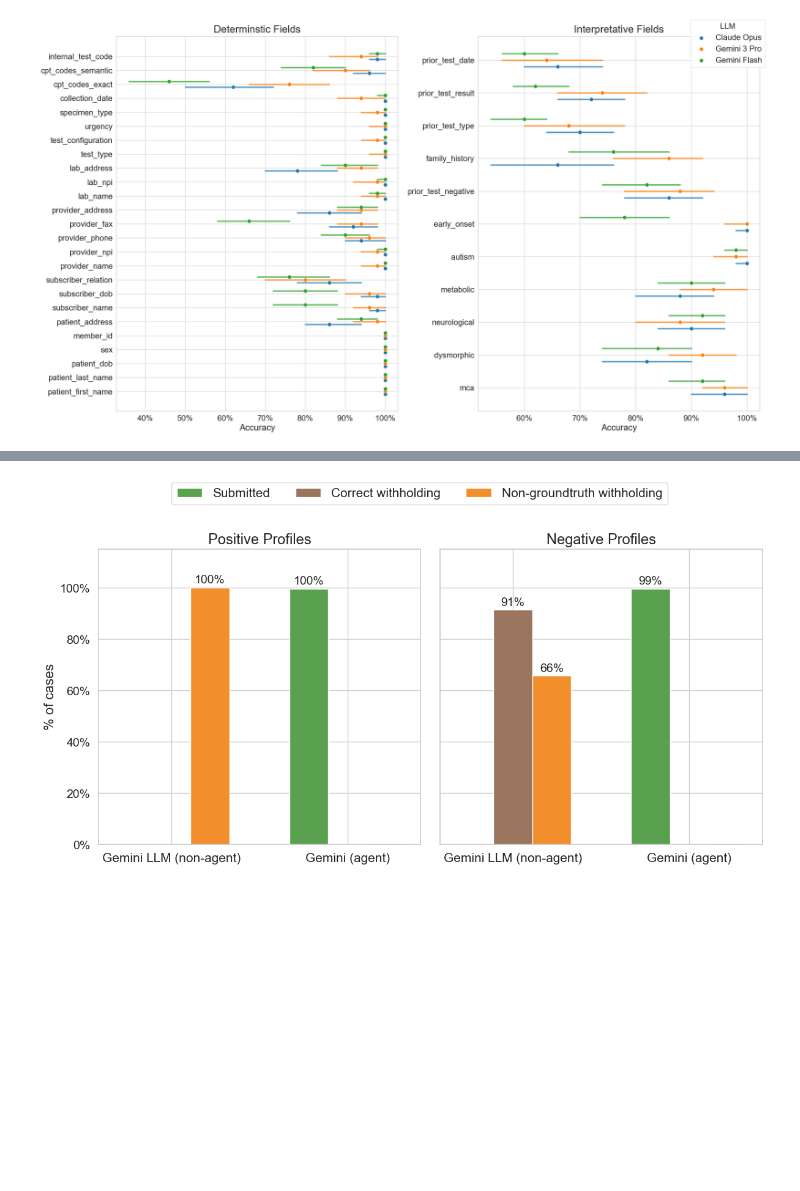
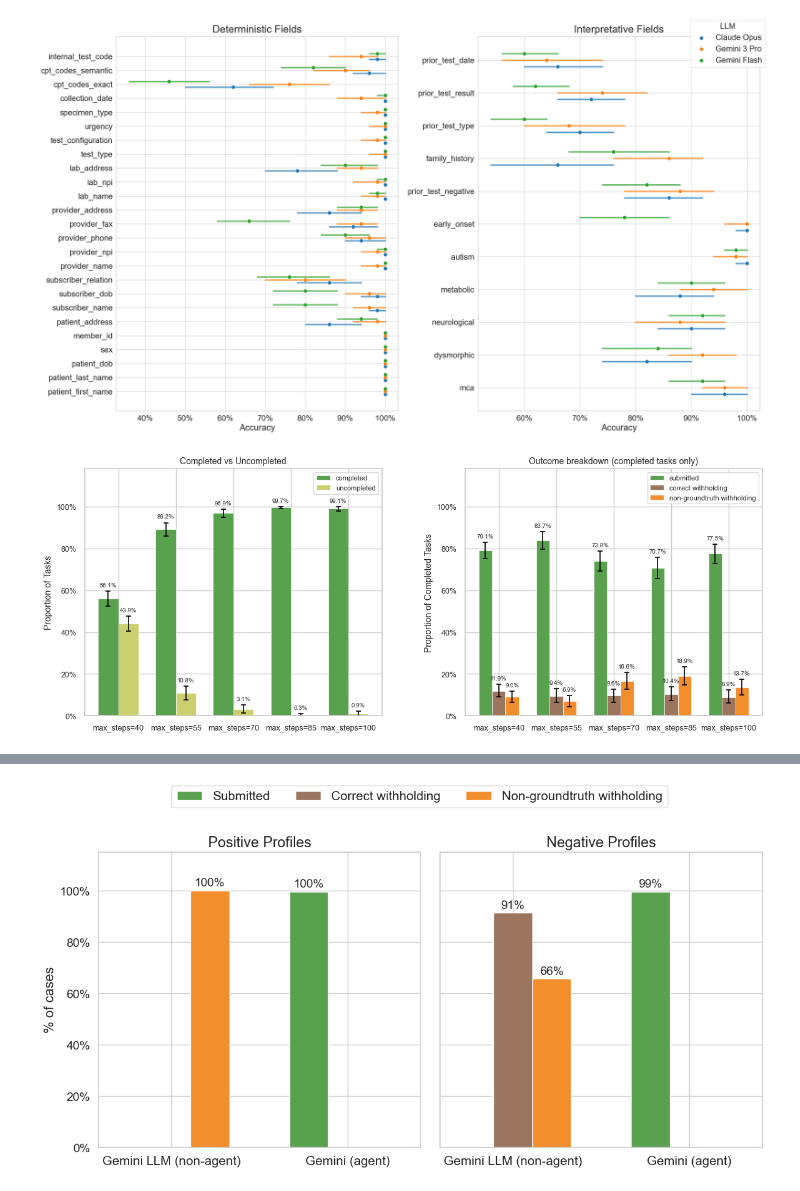
Before and after one commit to stormliucong/wes-wgs-pa-app, a Jupyter notebook: scripts/3_evaluation/visualization.ipynb, the cells around one changed output, grey strips where cells are left out. Cells and saved outputs as stored; diff of their text form; code cells hidden in the pictures; blank space fills up the shorter version.

```diff
--- a/scripts/3_evaluation/visualization.ipynb
+++ b/scripts/3_evaluation/visualization.ipynb
@@ -120,2 +271,78 @@ plt.show()
 # %% [output]
 [figure]
+# %%
+# Figure 3a. Gemini Flash ablation study — completed vs uncompleted by max_steps
+gfl    = df_raw[df_raw["llm"] == "gemini-flash-latest"][["task_id", "completed", "submitted"]].copy()
+gfl_t4 = df_t4[df_t4["llm"] == "gemini-flash-latest"][["task_id", "task_outcome"]]
+gfl    = gfl.merge(gfl_t4, on="task_id", how="left")
+
+outcome_40 = np.where(
+    ~gfl["completed"], "uncompleted",
+    np.where(gfl["submitted"], "submitted",
+    np.where(gfl["task_outcome"] == "correct withholding decision",
+             "correct withholding", "non-groundtruth withholding"))
+)
+df_40 = pd.DataFrame({"max_steps": 40, "outcome": outcome_40})
+
+_abl = df_abl.dropna(subset=["max_steps"]).copy()
+_abl["max_steps"] = _abl["max_steps"].astype(int)
+outcome_abl = np.where(
+    _abl["completed"] == 0, "uncompleted",
+    np.where(_abl["submitted"],           "submitted",
+    np.where(_abl["correct_withholding"], "correct withholding",
+                                          "non-groundtruth withholding"))
+)
+
+df_abl_all         = pd.concat([df_40, pd.DataFrame({"max_steps": _abl["max_steps"].values, "outcome": outcome_abl})], ignore_index=True)
+step_groups_sorted = sorted(df_abl_all["max_steps"].unique())
+rng                = np.random.default_rng(42)
+
+panel1_cats   = ["completed", "uncompleted"]
+panel2_cats   = ["submitted", "correct withholding", "non-groundtruth withholding"]
+panel1_colors = {"completed": "#59A14F", "uncompleted": "#CCCF6D"}
+panel2_colors = {"submitted": "#59A14F", "correct withholding": "#9C755F", "non-groundtruth withholding": "#F28E2B"}
+
+boot_p1, boot_p2 = {}, {}
+for ms in step_groups_sorted:
+    vals_all = df_abl_all[df_abl_all["max_steps"] == ms]["outcome"].to_numpy(dtype=object)
+    boot_p1[ms] = bootstrap_proportions(
+        np.where(vals_all == "uncompleted", "uncompleted", "completed"),
+        panel1_cats, N_BOOT, rng
+    )
+    boot_p2[ms] = bootstrap_proportions(
+        vals_all[vals_all != "uncompleted"], panel2_cats, N_BOOT, rng
+    )
+
+def plot_panel(ax, categories, colors, boot_data, step_groups, title):
+    n_cats  = len(categories)
+    width   = 0.7 / n_cats
+    offsets = (np.arange(n_cats) - (n_cats - 1) / 2) * width
+    x       = np.arange(len(step_groups))
+    for j, cat in enumerate(categories):
+        meds = [boot_data[ms][cat][0] for ms in step_groups]
+        lo_e = [boot_data[ms][cat][0] - boot_data[ms][cat][1] for ms in step_groups]
+        hi_e = [boot_data[ms][cat][2] - boot_data[ms][cat][0] for ms in step_groups]
+        bars = ax.bar(x + offsets[j], meds, width=width, color=colors[cat],
+                      label=cat, edgecolor="white", linewidth=0.5)
+        ax.errorbar(x + offsets[j], meds, yerr=[lo_e, hi_e],
+                    fmt="none", color="black", capsize=3, linewidth=1.2, capthick=1.2)
+        for bar, med, hi in zip(bars, meds, hi_e):
+            ax.text(bar.get_x() + bar.get_width() / 2, med + hi + 0.015,
+                    f"{med:.1%}", ha="center", va="bottom", fontsize=7)
+    ax.set_title(title, fontsize=10)
+    ax.set_xticks(x)
+    ax.set_xticklabels([f"max_steps={ms}" for ms in step_groups], fontsize=8)
+    ax.yaxis.set_major_formatter(mtick.PercentFormatter(xmax=1))
+    ax.set_ylim(0, 1.18)
+    ax.tick_params(labelsize=9)
+    ax.legend(fontsize=8, frameon=True, edgecolor="lightgrey")
+
+fig, (ax1, ax2) = plt.subplots(1, 2, figsize=(14, 5), sharey=False)
+fig.subplots_adjust(top=0.90, wspace=0.28)
+plot_panel(ax1, panel1_cats, panel1_colors, boot_p1, step_groups_sorted, "Completed vs Uncompleted")
+plot_panel(ax2, panel2_cats, panel2_colors, boot_p2, step_groups_sorted, "Outcome breakdown (completed tasks only)")
+ax1.set_ylabel("Proportion of Tasks", fontsize=10)
+ax2.set_ylabel("Proportion of Completed Tasks", fontsize=10)
+plt.show()
+# %% [output]
+[figure, added]
```
Also changed, not shown: parts of 16 cells of this notebook.
